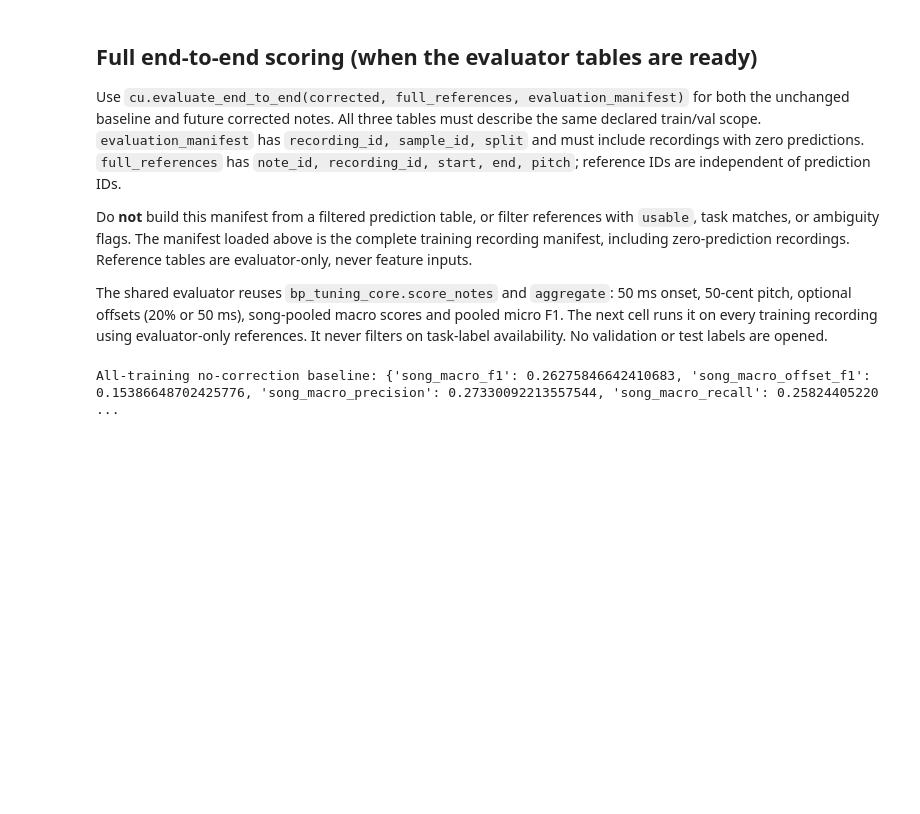
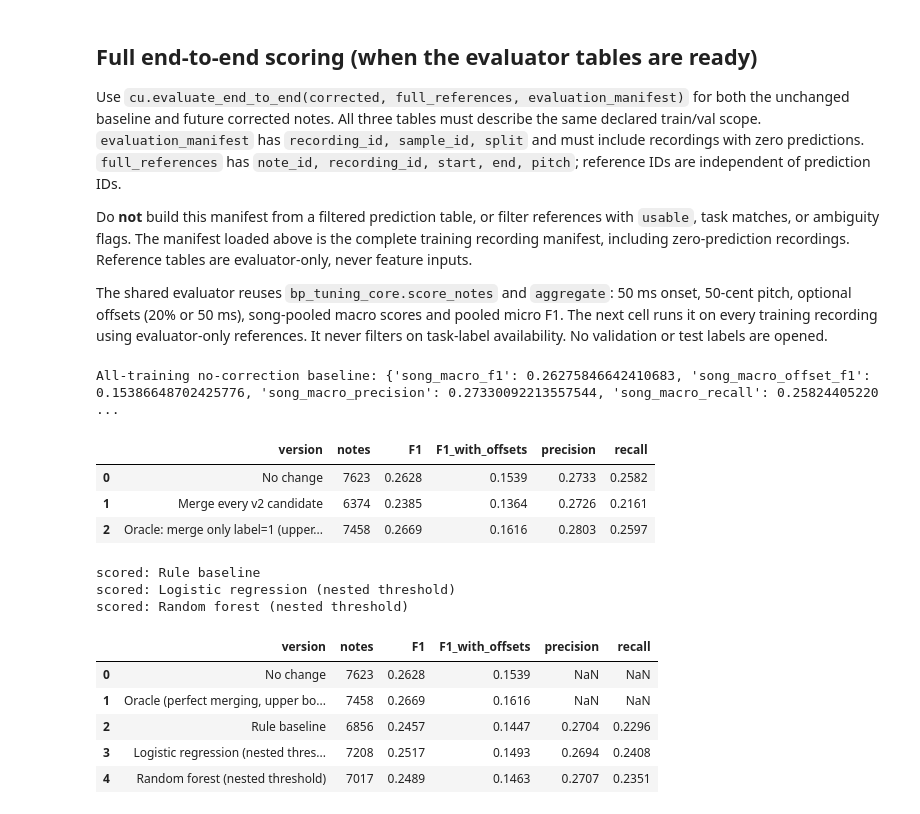
Before and after one commit to feliciaor2024-arch/Scoretify-Project, a Jupyter notebook: notebooks/correction_handover/queenie_merge_starter.ipynb, the cells around one changed output. Cells and saved outputs as stored; diff of their text form; code cells hidden in the pictures; blank space fills up the shorter version.

```diff
--- a/notebooks/correction_handover/queenie_merge_starter.ipynb
+++ b/notebooks/correction_handover/queenie_merge_starter.ipynb
@@ -124,3 +266,63 @@ print('All-training no-correction baseline:', end_to_end['summary'])
 assert end_to_end['summary']['recordings'] == len(full_manifest)
 # %% [output]
 All-training no-correction baseline: {'song_macro_f1': 0.26275846642410683, 'song_macro_offset_f1': 0.15386648702425776, 'song_macro_precision': 0.27330092213557544, 'song_macro_recall': 0.25824405220 ...
+# %%
+# === Diagnostic: how much could merging help the full transcription? (not a model) ===
+def apply_merges(note_table, pairs):
+    '''COMPLETE replacement note table. Chains (A~B, B~C) become one note; keeps the first note_id
+    and the pitch of the longest fragment.'''
+    parent = {nid: nid for nid in note_table.note_id}
+    def find(x):
+        while parent[x] != x:
+            parent[x] = parent[parent[x]]; x = parent[x]
+        return x
+    for a, b in zip(pairs.left_note_id, pairs.right_note_id):
+        parent[find(b)] = find(a)
+    work = note_table.assign(group=note_table.note_id.map(find),
+                             duration=note_table.end - note_table.start).sort_values('start')
+    longest_pitch = work.loc[work.groupby('group').duration.idxmax()].set_index('group').pitch
+    merged = work.groupby('group', sort=False).agg(note_id=('note_id', 'first'), recording_id=('recording_id', 'first'),
+                                                    start=('start', 'min'), end=('end', 'max'))
+    merged['pitch'] = longest_pitch
+    return merged.reset_index(drop=True)[cu.NOTE_COLUMNS]
+
+labelled_pairs = features.merge(targets, on='pair_id')
+versions = {
+    'No change': unchanged,
+    'Merge every v2 candidate': apply_merges(unchanged, labelled_pairs),
+    'Oracle: merge only label=1 (upper bound)': apply_merges(unchanged, labelled_pairs[labelled_pairs.merge_label == 1]),
+}
+rows = []
+for name, table in versions.items():
+    s = cu.evaluate_end_to_end(table, full_references, full_manifest)['summary']
+    rows.append(dict(version=name, notes=len(table), F1=s['song_macro_f1'], F1_with_offsets=s['song_macro_offset_f1'],
+                     precision=s['song_macro_precision'], recall=s['song_macro_recall']))
+display(pd.DataFrame(rows).round(4))
+# %% [output]
+|  | version | notes | F1 | F1_with_offsets | precision | recall |
+| 0 | No change | 7623 | 0.2628 | 0.1539 | 0.2733 | 0.2582 |
+| 1 | Merge every v2 candidate | 6374 | 0.2385 | 0.1364 | 0.2726 | 0.2161 |
+| 2 | Oracle: merge only label=1 (upper... | 7458 | 0.2669 | 0.1616 | 0.2803 | 0.2597 |
+# %%
+# === what does each model do to the FULL transcription? ===
+end_rows = []
+for name, pred in oof.items():
+    corrected = apply_merges(unchanged, joined[pred == 1])
+    s = cu.evaluate_end_to_end(corrected, full_references, full_manifest)['summary']
+    end_rows.append(dict(version=name, notes=len(corrected), F1=s['song_macro_f1'], F1_with_offsets=s['song_macro_offset_f1'],
+                         precision=s['song_macro_precision'], recall=s['song_macro_recall']))
+    print('scored:', name)
+reference_rows = [dict(version='No change', notes=len(unchanged), F1=0.2628, F1_with_offsets=0.1539),
+                  dict(version='Oracle (perfect merging, upper bound)', notes=7458, F1=0.2669, F1_with_offsets=0.1616)]
+end_results = pd.concat([pd.DataFrame(reference_rows), pd.DataFrame(end_rows)], ignore_index=True).round(4)
+display(end_results)
+# %% [output]
+scored: Rule baseline
+scored: Logistic regression (nested threshold)
+scored: Random forest (nested threshold)
+|  | version | notes | F1 | F1_with_offsets | precision | recall |
+| 0 | No change | 7623 | 0.2628 | 0.1539 | NaN | NaN |
+| 1 | Oracle (perfect merging, upper bo... | 7458 | 0.2669 | 0.1616 | NaN | NaN |
+| 2 | Rule baseline | 6856 | 0.2457 | 0.1447 | 0.2704 | 0.2296 |
+| 3 | Logistic regression (nested thres... | 7208 | 0.2517 | 0.1493 | 0.2694 | 0.2408 |
+| 4 | Random forest (nested threshold) | 7017 | 0.2489 | 0.1463 | 0.2707 | 0.2351 |
```
Also changed, not shown: parts of 12 cells of this notebook.
